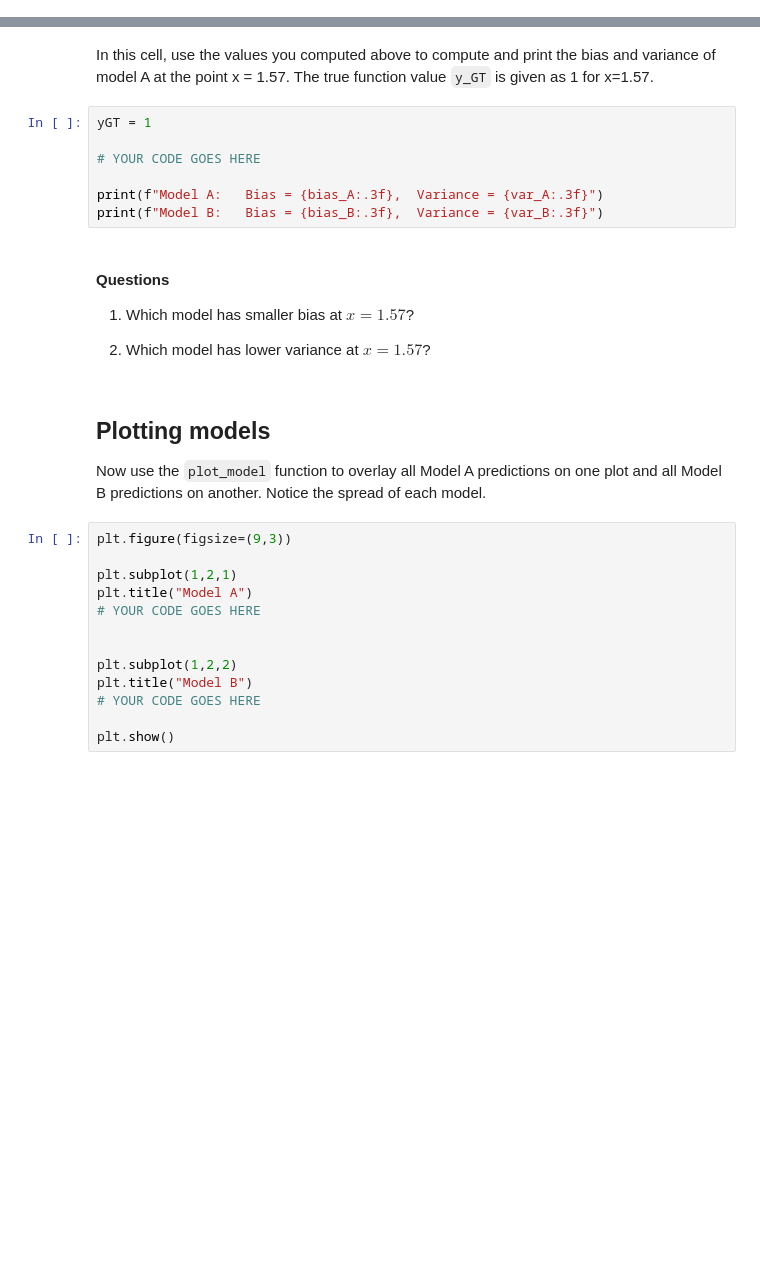
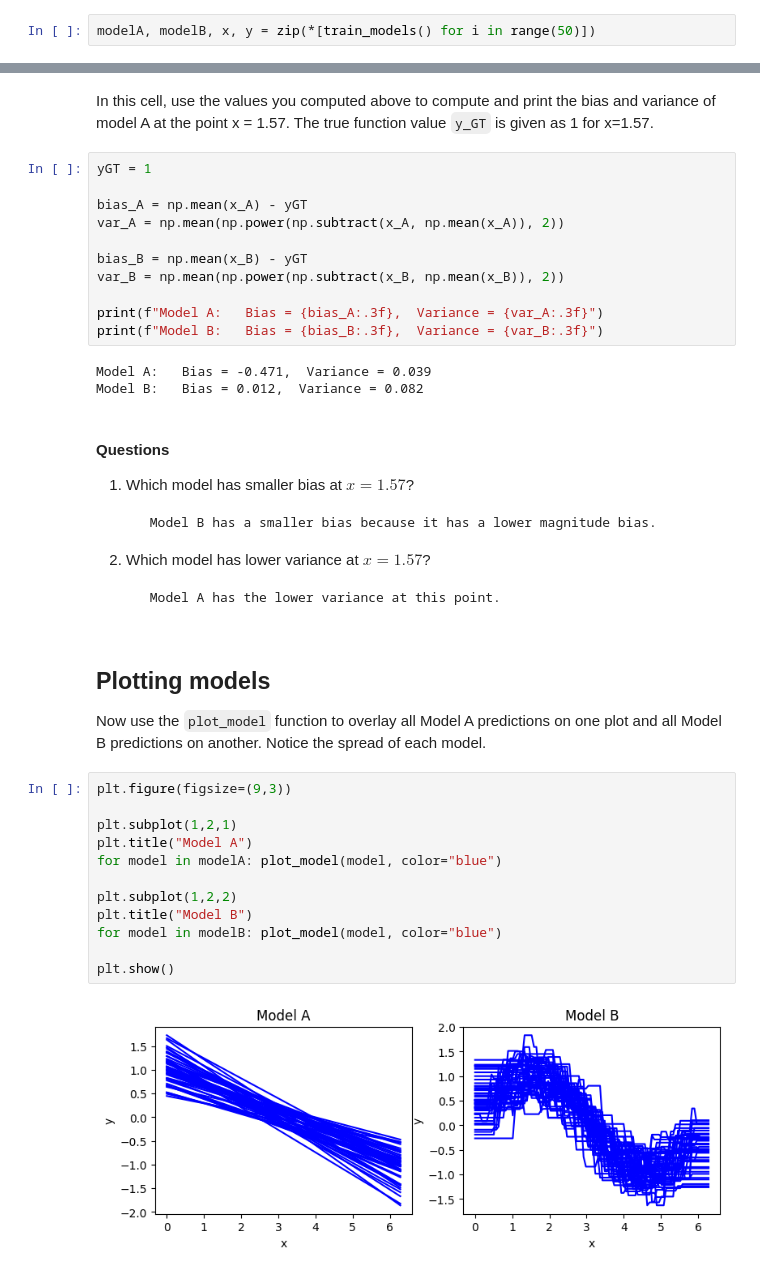
Before and after one commit to judson35/AI-ML, a Jupyter notebook: HW10/M10-L1-P1.ipynb, the cells around one changed output, grey strips where cells are left out. Drawn from its saved outputs; the diff is of its cells as text; blank space fills up the shorter version.

```diff
--- a/HW10/M10-L1-P1.ipynb
+++ b/HW10/M10-L1-P1.ipynb
@@ -49,3 +49,5 @@ First, train 50 instances of model A and 50 instances of model B. Store all 100
+# %%
+modelA, modelB, x, y = zip(*[train_models() for i in range(50)])
 # %% [markdown]
 ## Bias and Variance
 
@@ -60,29 +63,40 @@ In this cell, use the values you computed above to compute and print the bias an
 # %%
 yGT = 1
 
-# YOUR CODE GOES HERE
+bias_A = np.mean(x_A) - yGT
+var_A = np.mean(np.power(np.subtract(x_A, np.mean(x_A)), 2))
+
+bias_B = np.mean(x_B) - yGT
+var_B = np.mean(np.power(np.subtract(x_B, np.mean(x_B)), 2))
 
 print(f"Model A:   Bias = {bias_A:.3f},  Variance = {var_A:.3f}")
 print(f"Model B:   Bias = {bias_B:.3f},  Variance = {var_B:.3f}")
+# %% [output]
+Model A:   Bias = -0.471,  Variance = 0.039
+Model B:   Bias = 0.012,  Variance = 0.082
 # %% [markdown]
 #### Questions
 1. Which model has smaller bias at $x = 1.57$?
 
+        Model B has a smaller bias because it has a lower magnitude bias.
 
 2. Which model has lower variance at $x = 1.57$?
+
+        Model A has the lower variance at this point.
 # %% [markdown]
 ## Plotting models
 Now use the `plot_model` function to overlay all Model A predictions on one plot and all Model B predictions on another. Notice the spread of each model.
 # %%
 plt.figure(figsize=(9,3))
 
 plt.subplot(1,2,1)
 plt.title("Model A")
-# YOUR CODE GOES HERE
-
+for model in modelA: plot_model(model, color="blue")
 
 plt.subplot(1,2,2)
 plt.title("Model B")
-# YOUR CODE GOES HERE
+for model in modelB: plot_model(model, color="blue")
 
 plt.show()
+# %% [output]
+[figure, added]
```
Also changed, not shown: parts of 4 cells of this notebook.
